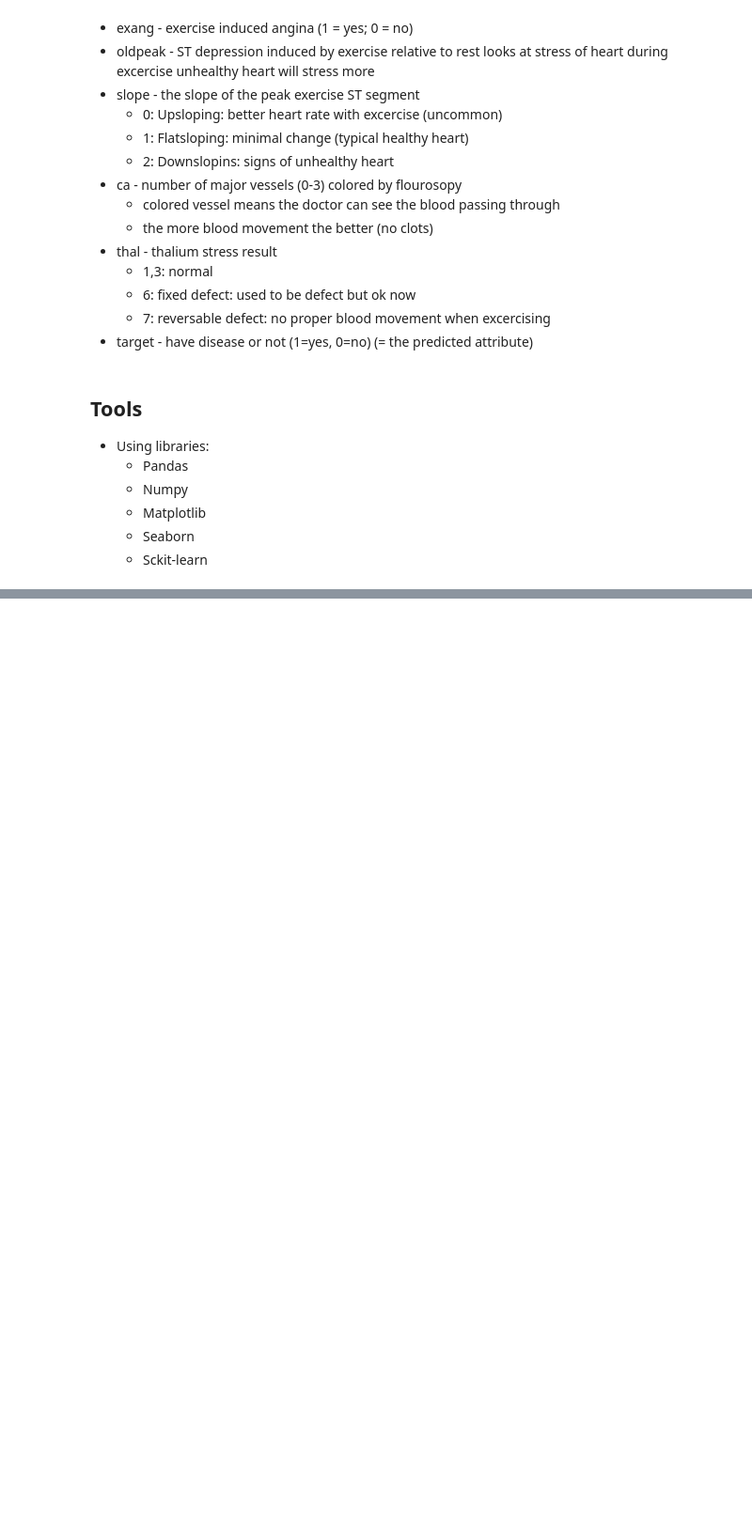
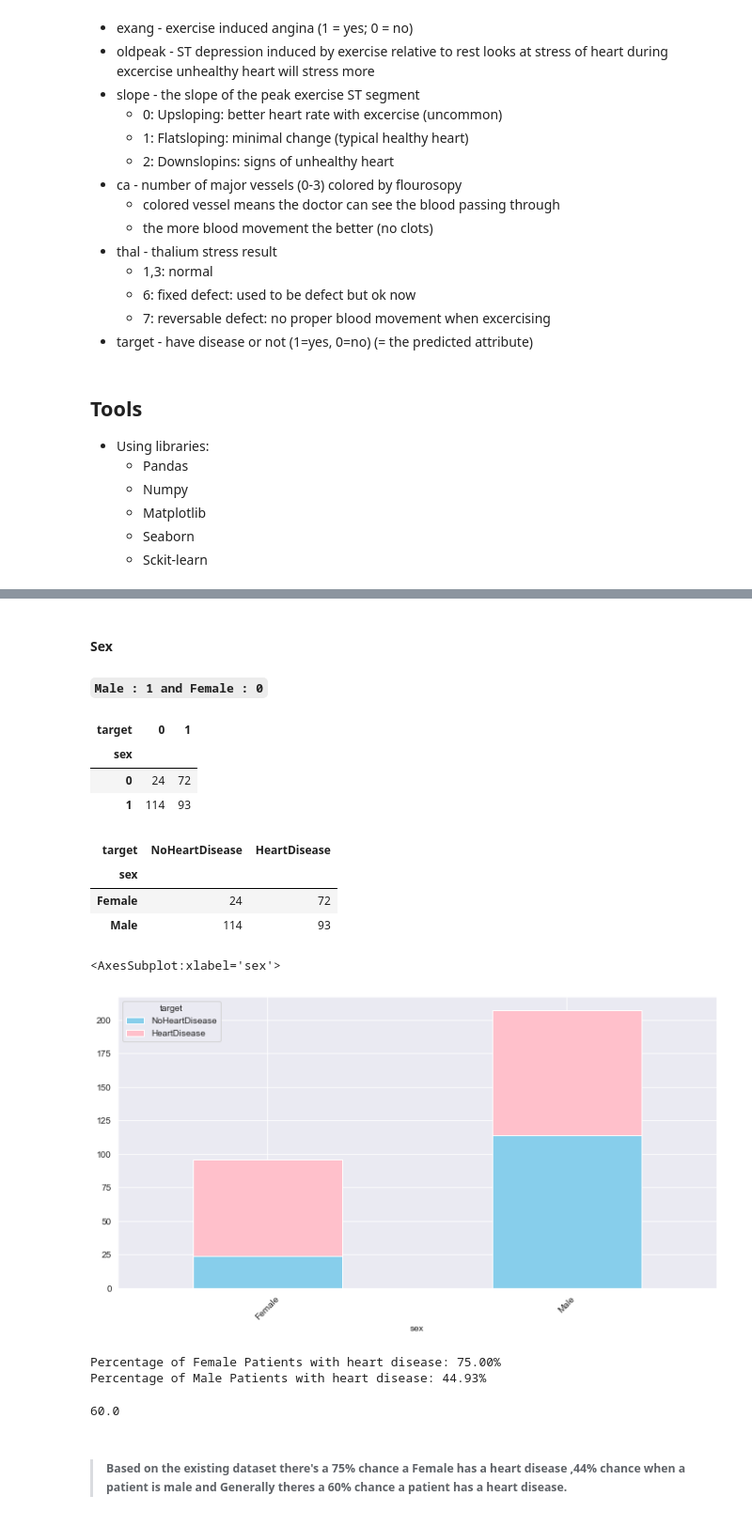
Before and after one commit to raiyan-aegon/My-Portfolio, a Jupyter notebook: Python/Machine Learning/Supervised Learning/Heart Disease/HeartDiseaseProject.ipynb, the cells around one changed output, grey strips where cells are left out. Shown: that part at 94% size. Cells and saved outputs as stored; diff of their text form; code cells hidden in the pictures; blank space fills up the shorter version.

Commit message:
Exploratory Data Analysis

```diff
--- a/Python/Machine Learning/Supervised Learning/Heart Disease/HeartDiseaseProject.ipynb
+++ b/Python/Machine Learning/Supervised Learning/Heart Disease/HeartDiseaseProject.ipynb
@@ -102,0 +109,4 @@ from sklearn.metrics import plot_roc_curve
+# %%
+df = pd.read_csv('heart-disease.csv')
+# %%
+data = df.copy()
@@ -102,0 +148,34 @@ from sklearn.metrics import plot_roc_curve
+# %% [markdown]
+#### Sex
+#### `Male : 1 and Female : 0`
+# %%
+sex_plot = data.groupby(['target','sex']).size().reset_index().pivot(columns='target',index='sex',values=0)
+# %%
+sex_plot
+# %% [output]
+| target | 0 | 1 |
+| sex |  |  |
+| 0 | 24 | 72 |
+| 1 | 114 | 93 |
+# %%
+sex_plot.rename(columns={0:'NoHeartDisease',1:'HeartDisease'},inplace=True)
+sex_plot.rename(index={0:'Female',1:'Male'},inplace=True)
+# %%
+sex_plot
+# %% [output]
+| target | NoHeartDisease | HeartDisease |
+| sex |  |  |
+| Female | 24 | 72 |
+| Male | 114 | 93 |
+# %%
+fig,ax= plt.subplots(figsize=(12,6))
+sex_plot.plot(kind='bar',stacked=True,color=['skyblue','pink'],rot=45,ax=ax)
+# %% [output]
+<AxesSubplot:xlabel='sex'>
+[figure, added]
+# %%
+print("Percentage of Female Patients with heart disease: {:.2f}%".format((sex_plot['HeartDisease']['Female']) / (sex_plot['NoHeartDisease']['Female']+ sex_plot['HeartDisease']['Female'])*100))
+print("Percentage of Male Patients with heart disease: {:.2f}%".format((sex_plot['HeartDisease']['Male']) / (sex_plot['NoHeartDisease']['Male']+ sex_plot['HeartDisease']['Male'])*100))
+# %% [output]
+Percentage of Female Patients with heart disease: 75.00%
+Percentage of Male Patients with heart disease: 44.93%
@@ -102,0 +185,6 @@ from sklearn.metrics import plot_roc_curve
+# %%
+gen_prob
+# %% [output]
+60.0
+# %% [markdown]
+> ##### Based on the existing dataset there's a 75% chance a Female has a heart disease ,44% chance when a patient is male and Generally theres a 60% chance a patient has a heart disease.
```
Also changed, not shown: parts of 41 cells of this notebook, 1 other file.
